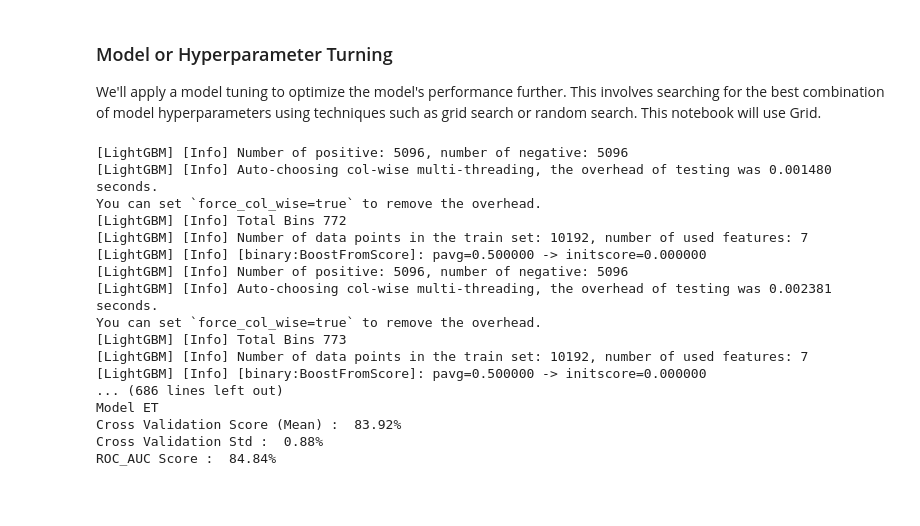
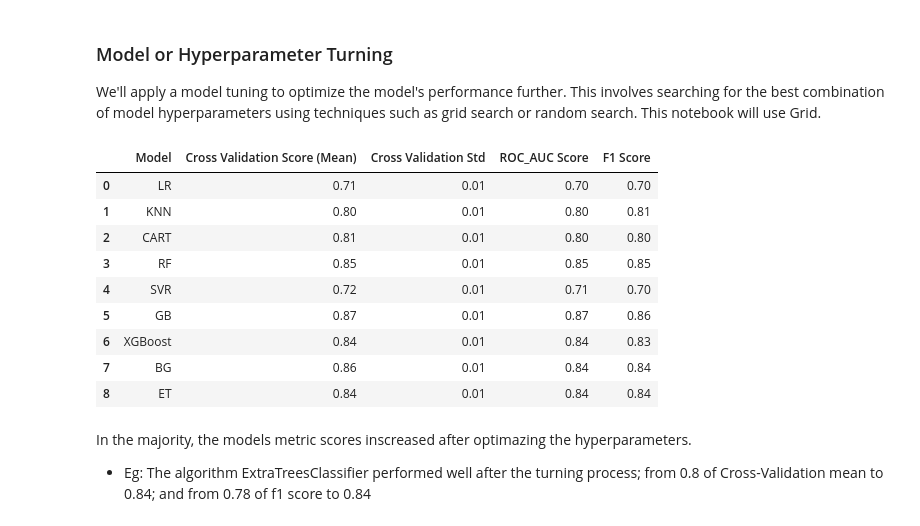
Before and after one commit to jacquesbilombe/CRM-Customer-Churn-Score, a Jupyter notebook: CustomerChurn.ipynb, the cells around one changed output. Cells and saved outputs as stored; diff of their text form; code cells hidden in the pictures; blank space fills up the shorter version.

```diff
--- a/CustomerChurn.ipynb
+++ b/CustomerChurn.ipynb
@@ -445,45 +460,44 @@ We'll apply a model tuning to optimize the model's performance further. This inv
 # %%
 # Define parameter grids for each model
 param_grid = {
-    'LightGBM': {'learning_rate': [0.01, 0.1, 1], 'n_estimators': [100, 200, 300]},
     'LR': {'C': [0.001, 0.01, 0.1, 1, 10]},
     'KNN': {'n_neighbors': [3, 5, 7, 9]},
     'CART': {'max_depth': [None, 10, 20, 30]},
     'RF': {'n_estimators': [100, 200, 300], 'max_depth': [None, 10, 20, 30]},
     'SVR': {'C': [0.001, 0.01, 0.1, 1, 10], 'kernel': ['linear', 'rbf']},
     'GB': {'learning_rate': [0.01, 0.1, 1], 'n_estimators': [100, 200, 300], 'max_depth': [3, 5, 7]},
     'XGBoost': {'learning_rate': [0.01, 0.1, 1], 'n_estimators': [100, 200, 300]}
     }
-
+# 'LightGBM': {'learning_rate': [0.01, 0.1, 1], 'n_estimators': [100, 200, 300]},
 # Define scoring function
 scoring = make_scorer(roc_auc_score)
 
 # Perform Grid Search for each model and save the best model parameters
 best_models = {}
 for name, model in models:
     param_grid_model = param_grid.get(name, {})
     grid_search = GridSearchCV(model, param_grid_model, cv=5, scoring=scoring)
     grid_search.fit(x_train, y_train)
     best_models[name] = grid_search.best_estimator_
 
 # evaluate each model in turn
+results_df_turn = pd.DataFrame(columns=['Model', 'Cross Validation Score (Mean)', 'Cross Validation Std', 'ROC_AUC Score', 'F1 Score'])
 for key, value in best_models.items():
-  val_model(key,value, x_train,y_train,x_test,y_test)
+    metrics_df_turn = val_model(key, value, x_train, y_train, x_test, y_test)
+    results_df_turn = pd.concat([results_df_turn, metrics_df_turn], ignore_index=True)
+
+results_df_turn
 # %% [output]
-[LightGBM] [Info] Number of positive: 5096, number of negative: 5096
-[LightGBM] [Info] Auto-choosing col-wise multi-threading, the overhead of testing was 0.001480 seconds.
-You can set `force_col_wise=true` to remove the overhead.
-[LightGBM] [Info] Total Bins 772
-[LightGBM] [Info] Number of data points in the train set: 10192, number of used features: 7
-[LightGBM] [Info] [binary:BoostFromScore]: pavg=0.500000 -> initscore=0.000000
-[LightGBM] [Info] Number of positive: 5096, number of negative: 5096
-[LightGBM] [Info] Auto-choosing col-wise multi-threading, the overhead of testing was 0.002381 seconds.
-You can set `force_col_wise=true` to remove the overhead.
-[LightGBM] [Info] Total Bins 773
-[LightGBM] [Info] Number of data points in the train set: 10192, number of used features: 7
-[LightGBM] [Info] [binary:BoostFromScore]: pavg=0.500000 -> initscore=0.000000
-... (686 lines left out)
-Model ET
-Cross Validation Score (Mean) :  83.92%
-Cross Validation Std :  0.88%
-ROC_AUC Score :  84.84%
+|  | Model | Cross Validation Score (Mean) | Cross Validation Std | ROC_AUC Score | F1 Score |
+| 0 | LR | 0.71 | 0.01 | 0.70 | 0.70 |
+| 1 | KNN | 0.80 | 0.01 | 0.80 | 0.81 |
+| 2 | CART | 0.81 | 0.01 | 0.80 | 0.80 |
+| 3 | RF | 0.85 | 0.01 | 0.85 | 0.85 |
+| 4 | SVR | 0.72 | 0.01 | 0.71 | 0.70 |
+| 5 | GB | 0.87 | 0.01 | 0.87 | 0.86 |
+| 6 | XGBoost | 0.84 | 0.01 | 0.84 | 0.83 |
+| 7 | BG | 0.86 | 0.01 | 0.84 | 0.84 |
+| 8 | ET | 0.84 | 0.01 | 0.84 | 0.84 |
+# %% [markdown]
+In the majority, the models metric scores inscreased after optimazing the hyperparameters.
+- Eg: The algorithm ExtraTreesClassifier performed well after the turning process; from 0.8 of Cross-Validation mean to 0.84; and from 0.78 of f1 score to 0.84
```
Also changed, not shown: parts of 4 cells of this notebook.
